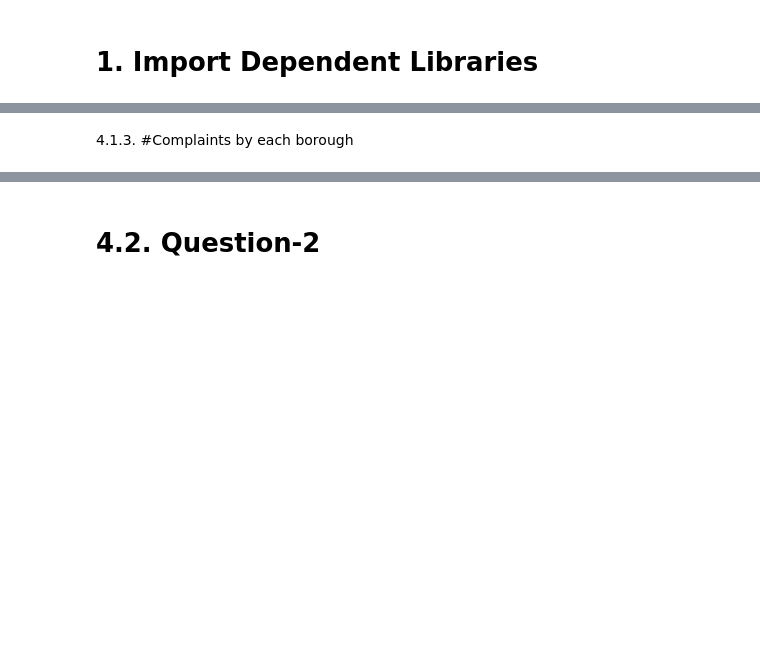
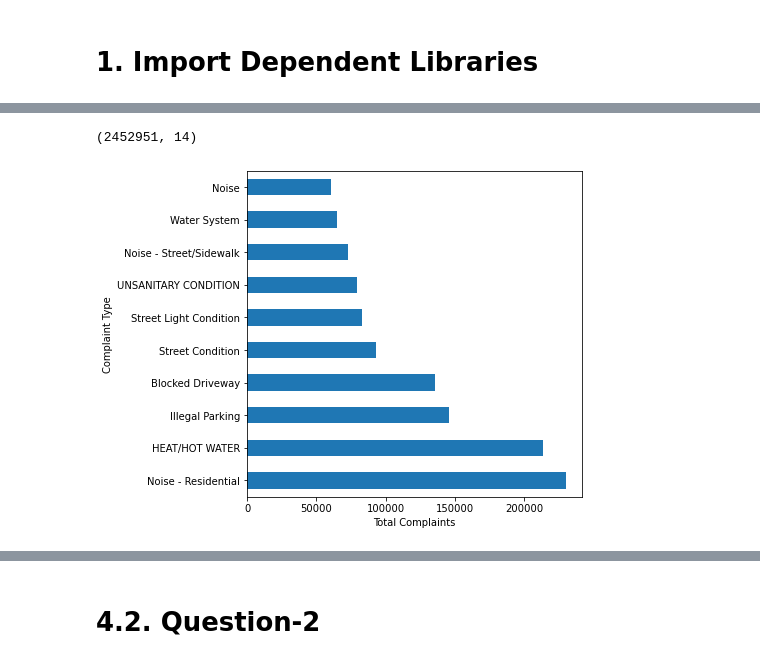
Before and after one commit to adarshkuthuru/NYC-Neighbourhood-Distress-Complaints-Exploratory-Data-Analysis, a Jupyter notebook: Adarsh Kuthuru - Morningstar Assignment.ipynb, the cells around one changed output, grey strips where cells are left out. Saved outputs shown, nothing was run; the diff lists cells and outputs as text; code cells hidden in the pictures; blank space fills up the shorter version.

```diff
--- a/Adarsh Kuthuru - Morningstar Assignment.ipynb
+++ b/Adarsh Kuthuru - Morningstar Assignment.ipynb
@@ -92,0 +72,20 @@ Index(['unique_key', 'created_date', 'closed_date', 'agency', 'complaint_type',
+# %%
+df=pd.read_csv('311_Service_Requests_from_2010_to_Present.csv')
+#print(df.columns) #prints column names
+
+#include only essential columns
+df = df[['Unique Key', 'Created Date', 'Closed Date', 'Agency', 'Complaint Type', 'Descriptor', 'Borough',
+         'Incident Zip','Latitude', 'Longitude', 'Location']]
+
+
+Borough_list=['BRONX','BROOKLYN','MANHATTAN','QUEENS','STATEN ISLAND']
+df=df[df['Borough'].isin(Borough_list)] #drops observations of boroughs not in the above list
+
+print(df.shape) #dimensions of the dataframe
+print(df.info()) #gives basic characteristics of the dataset
+#df.describe().loc[['mean','std', 'min', 'max']] #summary statistics
+
+#df['created_date'] = pd.to_datetime(df['created_date']) #converts to time object
+#df['closed_date'] = pd.to_datetime(df['closed_date'])
+#df['Request_Duration'] = df['created_date'] - df['closed_date'] #creates a new variable-Request_Duration
+#print(df.iloc[1,:]) #prints first row of the dataset
@@ -146,2 +149,17 @@ complaint_type_fig.show()
-# %% [markdown]
-4.1.3. #Complaints by each borough
+# %%
+df_2017=df[df['Year']==2017]
+df_2017.shape
+# %% [output]
+(2452951, 14)
+# %%
+top_complaints=df_2017['Complaint Type'].value_counts()[:10].index.tolist() #list with names of the complaints
+
+#plot for the top complaints in 2017
+plt.figure(figsize=(6,6))      #figsize in inches
+#Specify a horizontal barplot ('barh') as kind of plot (kind=)
+df_2017['Complaint Type'].value_counts()[:10].plot(kind='barh') #plot
+plt.xlabel('Total Complaints')
+plt.ylabel('Complaint Type')
+plt.show()
+# %% [output]
+[figure, added]
```
Also changed, not shown: parts of 95 cells of this notebook.
